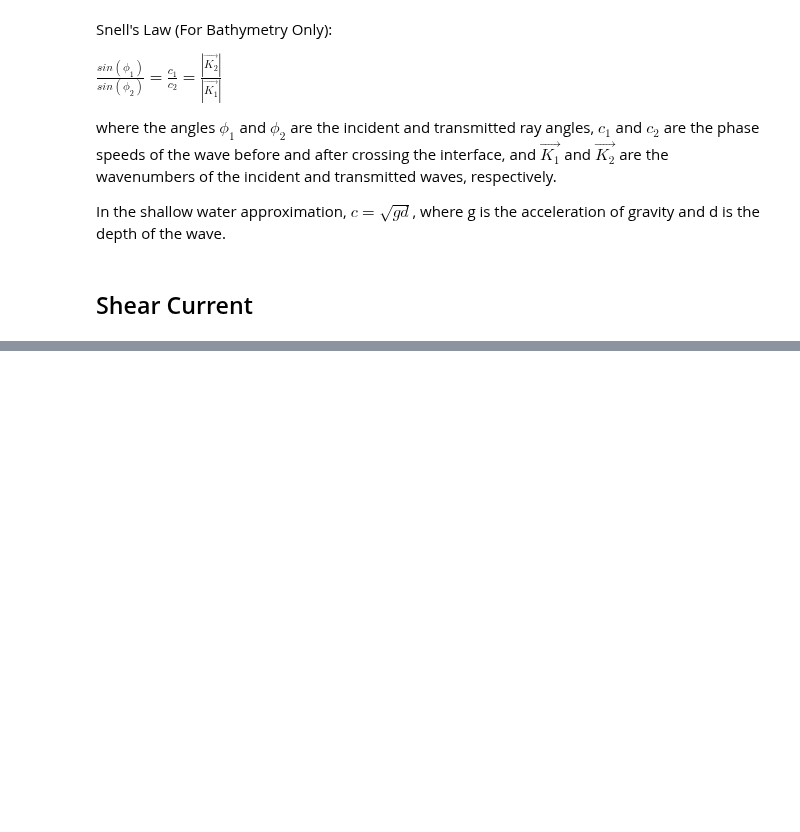
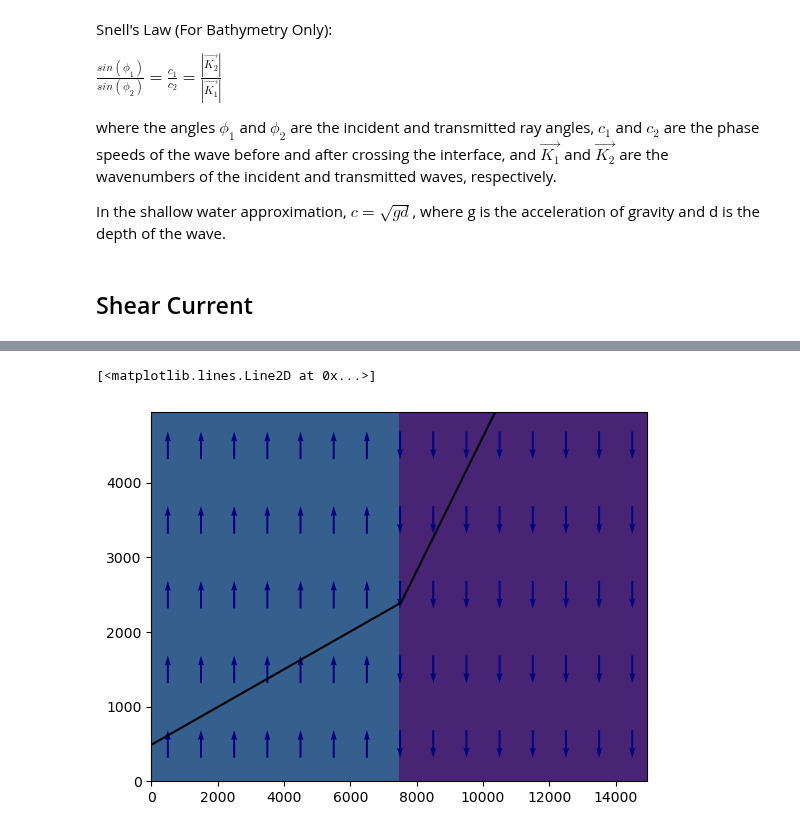
Before and after one commit to mines-oceanography/mantaray, a Jupyter notebook: notebooks/theoretical_comparison/snells_law_verification.ipynb, the cells around one changed output, grey strips where cells are left out. Saved outputs shown, nothing was run; the diff lists cells and outputs as text; code cells hidden in the pictures; blank space fills up the shorter version.

```diff
--- a/notebooks/theoretical_comparison/snells_law_verification.ipynb
+++ b/notebooks/theoretical_comparison/snells_law_verification.ipynb
@@ -96,0 +125,15 @@ In the shallow water approximation, $c = \sqrt{g d}$, where g is the acceleratio
+# %%
+# Define wave number
+k = 2*np.pi/15 # lambda = 50m
+phi0 = 20*np.pi/180 # phi0 = 25 degrees from x axis
+kx = k*np.cos(phi0)
+ky = k*np.sin(phi0)
+
+# Define ray initial positon
+x0 = 50 #Offset from 0 by 1 step
+y0 = 500
+# %%
+ray_evolution = single_ray(x0, y0, kx, ky, 40000, 10,
+                           bathymetry='c:/Users/james/Projects/SURF_2024/ray_tracing/notebooks/theoretical_comparison/null_bathymetry.nc',
+                           current='c:/Users/james/Projects/SURF_2024/ray_tracing/notebooks/theoretical_comparison/current.nc')
+ray_evolution
@@ -96,0 +153,10 @@ In the shallow water approximation, $c = \sqrt{g d}$, where g is the acceleratio
+# %%
+fig, ax = plt.subplots()
+ax.contourf(xxs, yys, currents, cmap='viridis', levels=np.arange(-1, 5))
+ax.quiver(xxs[10::20,10::20], yys[10::20,10::20], np.zeros_like(currents)[10::20,10::20], currents[10::20,10::20], color='navy',
+          pivot='middle', width=0.004)
+ax.autoscale(False)
+ax.plot(ray_evolution.x, ray_evolution.y, marker='', linestyle='solid', color='black')
+# %% [output]
+[<matplotlib.lines.Line2D at 0x...>]
+[figure, added]
```
Also changed, not shown: parts of 4 cells of this notebook, 2 other files.
